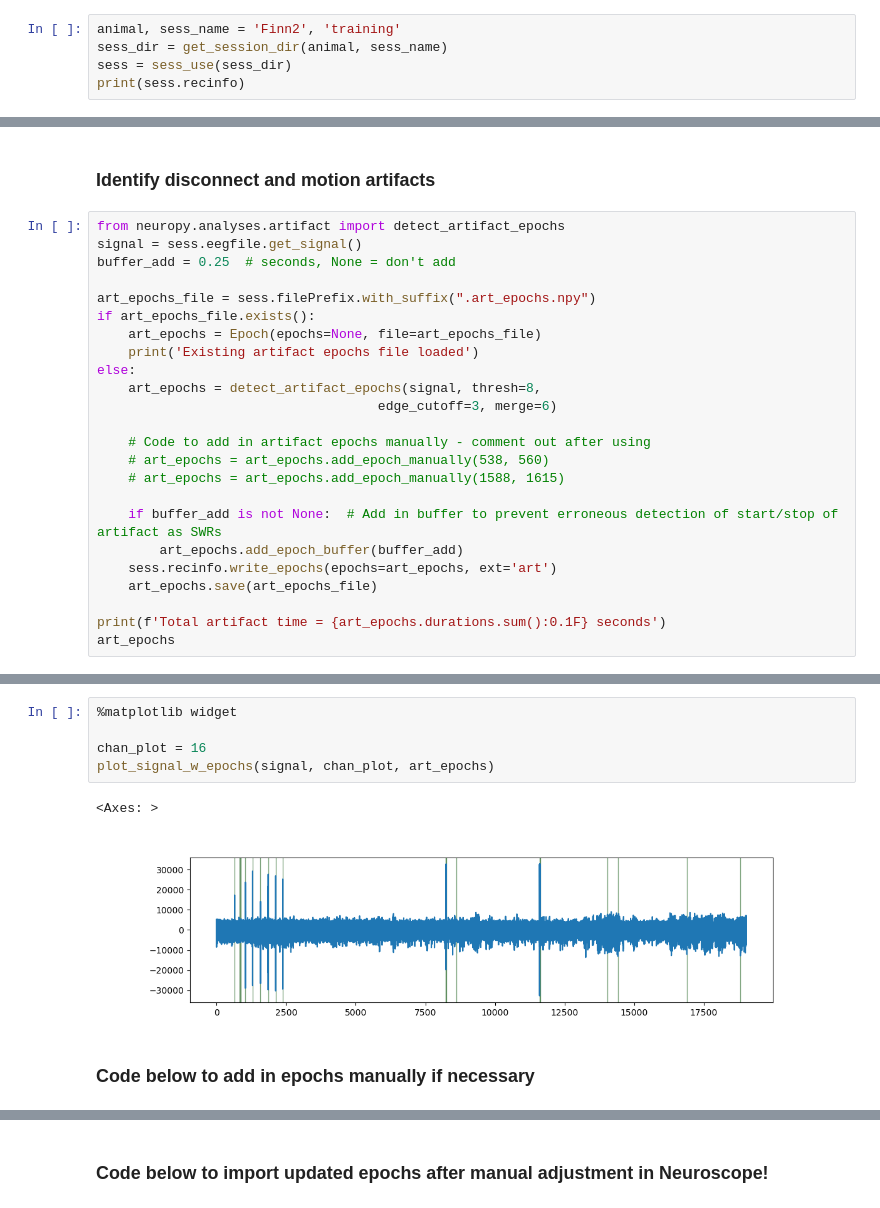
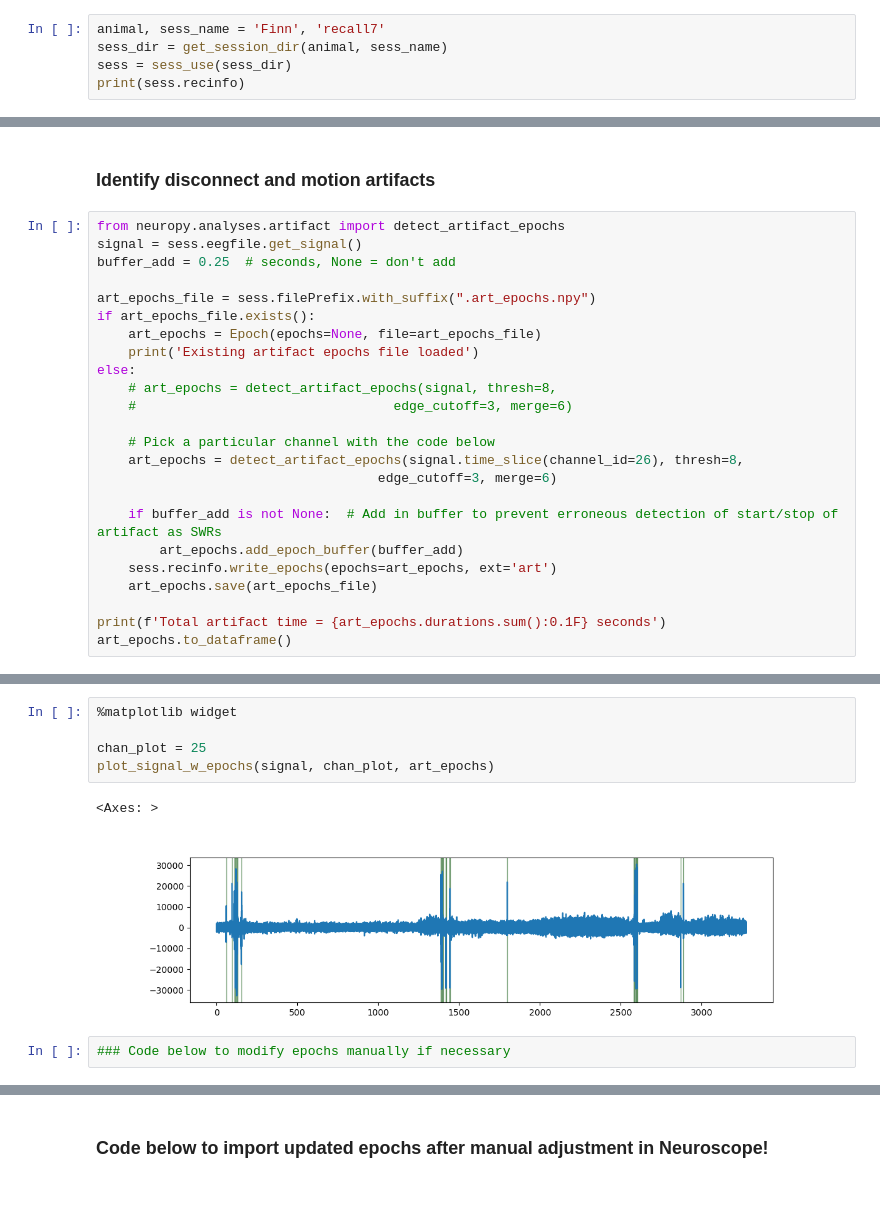
Before and after one commit to nkinsky/TraceFC, a Jupyter notebook: Notebooks/Spectral_Analysis.ipynb, the cells around one changed output, grey strips where cells are left out. Cells and saved outputs as stored; diff of their text form.

```diff
--- a/Notebooks/Spectral_Analysis.ipynb
+++ b/Notebooks/Spectral_Analysis.ipynb
@@ -42,7 +42,7 @@ def sess_use(basepath=os.getcwd()):
 
     return ProcessData(basepath)
 # %%
-animal, sess_name = 'Finn2', 'training'
+animal, sess_name = 'Finn', 'recall7'
 sess_dir = get_session_dir(animal, sess_name)
 sess = sess_use(sess_dir)
 print(sess.recinfo)
@@ -76,12 +76,12 @@ if art_epochs_file.exists():
     art_epochs = Epoch(epochs=None, file=art_epochs_file)
     print('Existing artifact epochs file loaded')
 else:
-    art_epochs = detect_artifact_epochs(signal, thresh=8,
+    # art_epochs = detect_artifact_epochs(signal, thresh=8,
+    #                                 edge_cutoff=3, merge=6)
+
+    # Pick a particular channel with the code below
+    art_epochs = detect_artifact_epochs(signal.time_slice(channel_id=26), thresh=8,
                                     edge_cutoff=3, merge=6)
-
-    # Code to add in artifact epochs manually - comment out after using
-    # art_epochs = art_epochs.add_epoch_manually(538, 560)
-    # art_epochs = art_epochs.add_epoch_manually(1588, 1615)
 
     if buffer_add is not None:  # Add in buffer to prevent erroneous detection of start/stop of artifact as SWRs
         art_epochs.add_epoch_buffer(buffer_add)
@@ -89,5 +89,5 @@ else:
     art_epochs.save(art_epochs_file)
 
 print(f'Total artifact time = {art_epochs.durations.sum():0.1F} seconds')
-art_epochs
+art_epochs.to_dataframe()
 # %% [output]
@@ -104,10 +109,10 @@ Snippet:
 # %%
 %matplotlib widget
 
-chan_plot = 16
+chan_plot = 25
 plot_signal_w_epochs(signal, chan_plot, art_epochs)
 # %% [output]
 <Axes: >
-[figure, old version]
+[figure, new version]
-# %% [markdown]
-### Code below to add in epochs manually if necessary
+# %%
+### Code below to modify epochs manually if necessary
```
Also changed, not shown: parts of 24 cells of this notebook.
